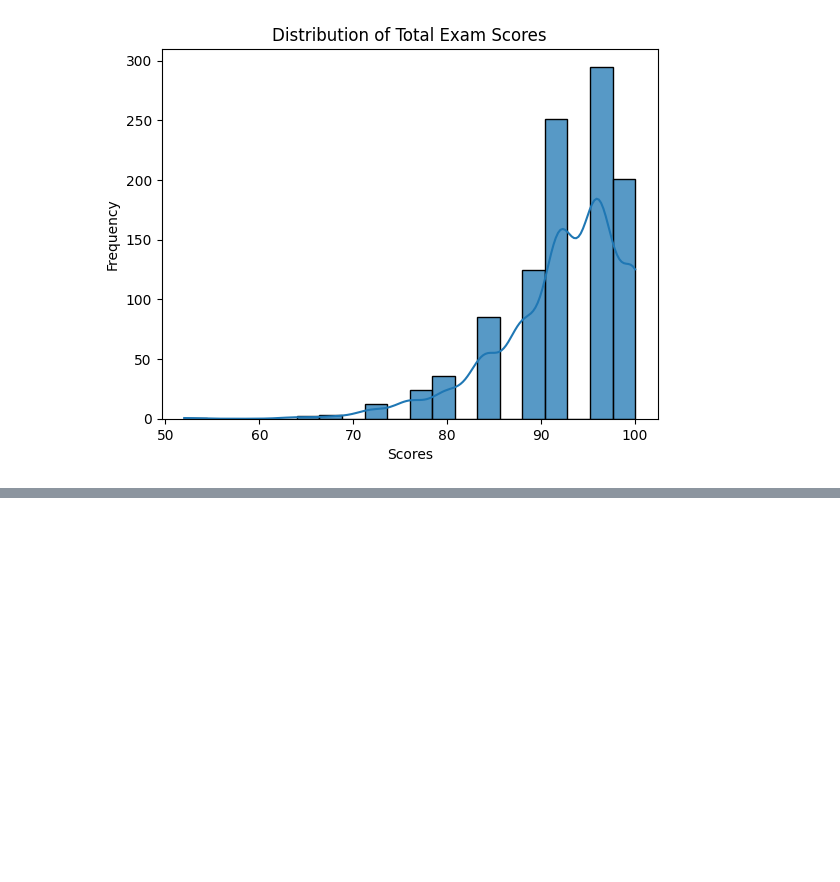
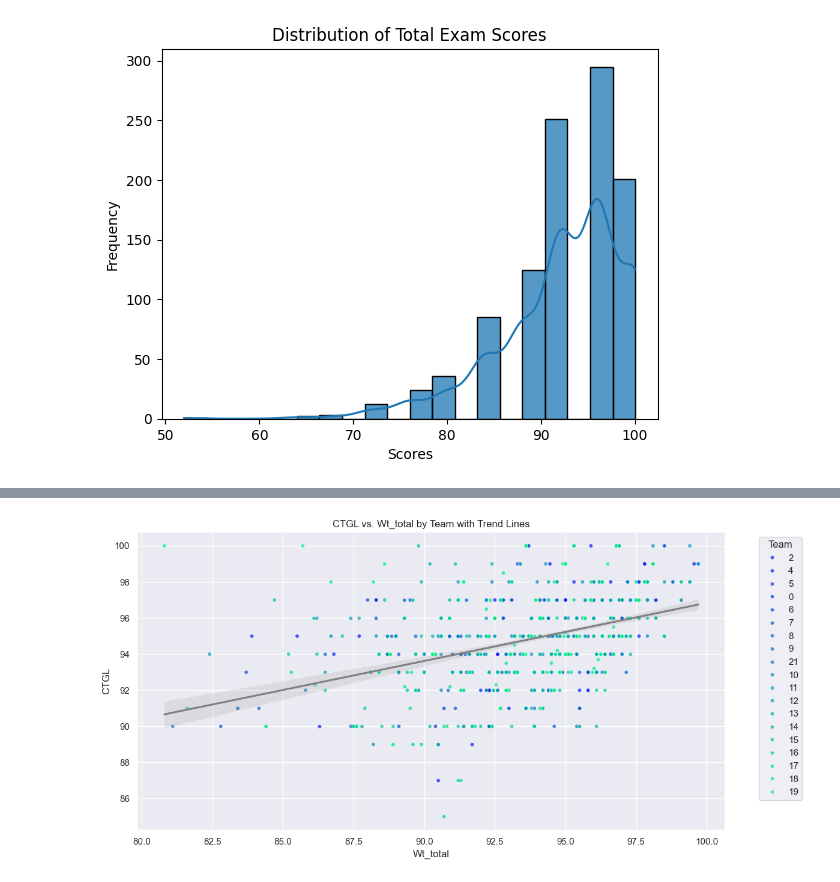
Before and after one commit to JBtallgrass/M200, a Jupyter notebook: M200_analysis.ipynb, the cells around one changed output, grey strips where cells are left out. Cells and saved outputs as stored; diff of their text form; code cells hidden in the pictures; blank space fills up the shorter version.

```diff
--- a/M200_analysis.ipynb
+++ b/M200_analysis.ipynb
@@ -311,0 +438,30 @@ plt.show()
+# %%
+# Set the aesthetic style of the plots
+sns.set_style("darkgrid")
+
+# Initialize the figure with a logarithmic x axis
+f, ax = plt.subplots(figsize=(12, 6))
+
+# Plot the scatter plot with a regression line
+scatter = sns.scatterplot(data=m200_df, x='Wt_total', y='CTGL', hue='team', palette='winter', s=20, alpha=0.7, ax=ax)
+
+# Add a line of best fit for the overall trend
+sns.regplot(data=m200_df, x='Wt_total', y='CTGL', scatter=False, ax=ax, color='gray')
+
+# Improve the legend
+handles, labels = ax.get_legend_handles_labels()
+ax.legend(handles=handles[1:], labels=labels[1:], title="Team", bbox_to_anchor=(1.05, 1), loc='upper left')
+
+# Set the plot title and labels
+ax.set_title('CTGL vs. Wt_total by Team with Trend Lines')
+ax.set_xlabel('Wt_total')
+ax.set_ylabel('CTGL')
+
+# Save the figure
+plt.savefig('figure/m200_trend_ctgl_wt_ttl.png', dpi=300)  # Saves the plot as a PNG file with 300 DPI
+
+# Show the plot
+plt.tight_layout()
+plt.show()
+# %% [output]
+[figure, added]
```
Also changed, not shown: parts of 24 cells of this notebook, 13 other files.
